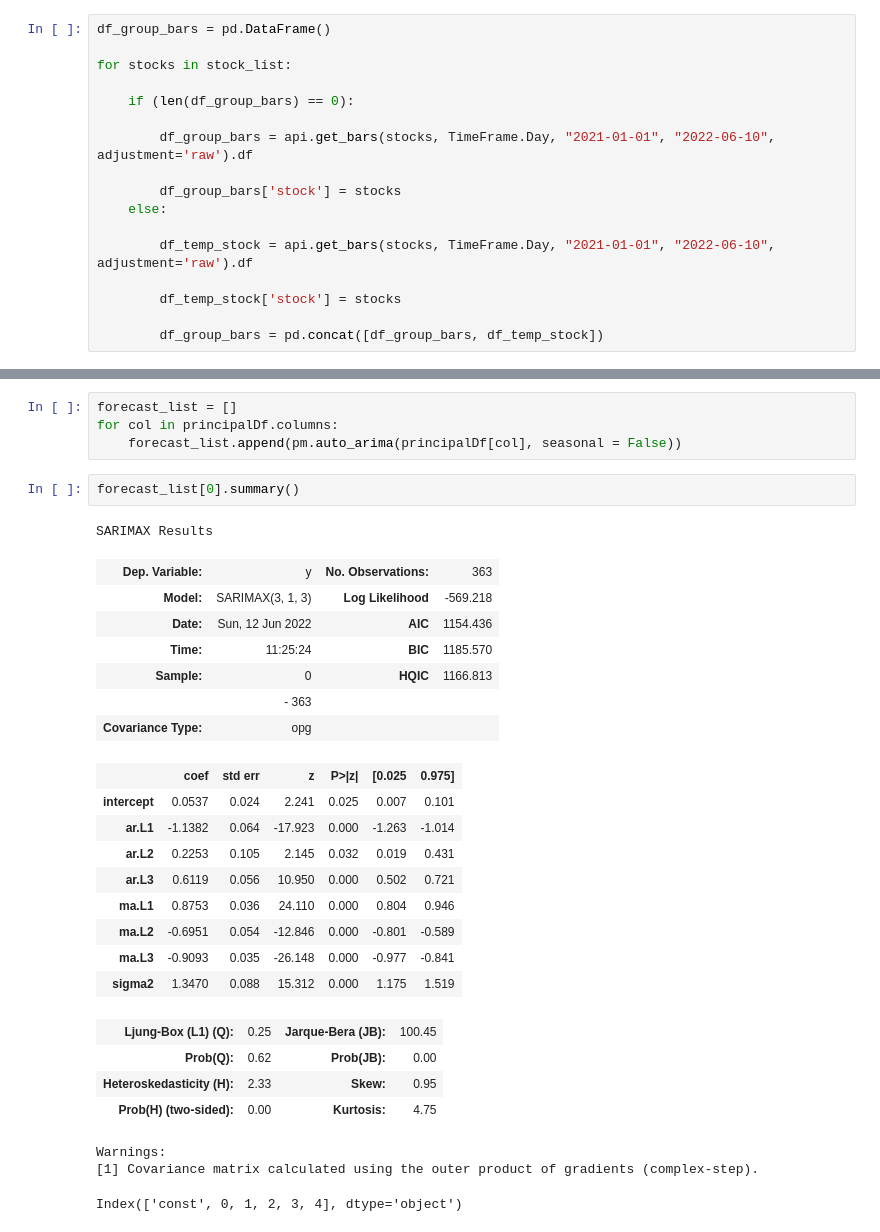
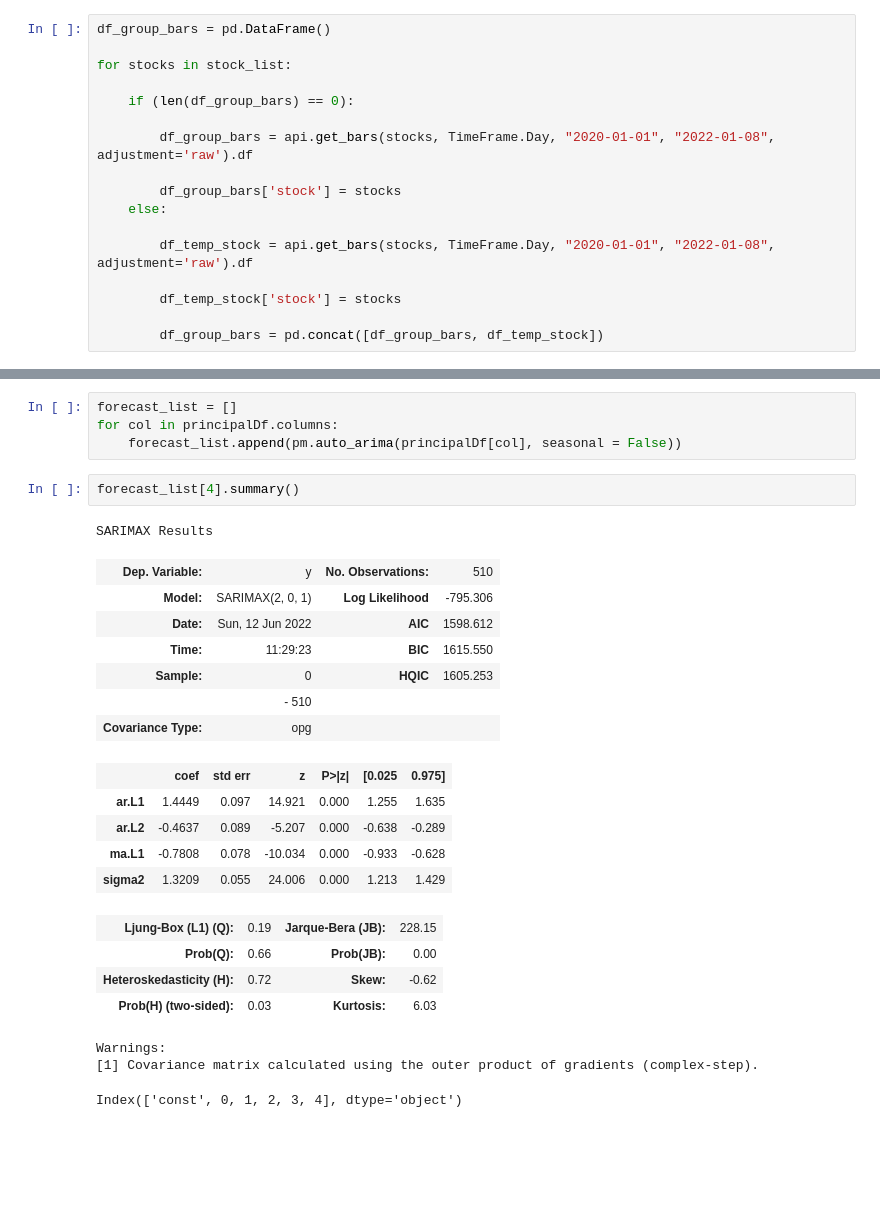
Before and after one commit to michaelortiz05/algotrader, a Jupyter notebook: Joshuas_MacD.ipynb, the cells around one changed output, grey strips where cells are left out. Cells and saved outputs as stored; diff of their text form; blank space fills up the shorter version.

```diff
--- a/Joshuas_MacD.ipynb
+++ b/Joshuas_MacD.ipynb
@@ -233,12 +233,12 @@ for stocks in stock_list:
 
     if (len(df_group_bars) == 0):
 
-        df_group_bars = api.get_bars(stocks, TimeFrame.Day, "2021-01-01", "2022-06-10", adjustment='raw').df
+        df_group_bars = api.get_bars(stocks, TimeFrame.Day, "2020-01-01", "2022-01-08", adjustment='raw').df
 
         df_group_bars['stock'] = stocks
     else:
 
-        df_temp_stock = api.get_bars(stocks, TimeFrame.Day, "2021-01-01", "2022-06-10", adjustment='raw').df
+        df_temp_stock = api.get_bars(stocks, TimeFrame.Day, "2020-01-01", "2022-01-08", adjustment='raw').df
 
         df_temp_stock['stock'] = stocks
 
@@ -326,29 +326,25 @@ forecast_list = []
 for col in principalDf.columns:
     forecast_list.append(pm.auto_arima(principalDf[col], seasonal = False))
 # %%
-forecast_list[0].summary()
+forecast_list[4].summary()
 # %% [output]
 SARIMAX Results
-| Dep. Variable: | y | No. Observations: | 363 |
-| Model: | SARIMAX(3, 1, 3) | Log Likelihood | -569.218 |
-| Date: | Sun, 12 Jun 2022 | AIC | 1154.436 |
-| Time: | 11:25:24 | BIC | 1185.570 |
-| Sample: | 0 | HQIC | 1166.813 |
-|  | - 363 |  |  |
+| Dep. Variable: | y | No. Observations: | 510 |
+| Model: | SARIMAX(2, 0, 1) | Log Likelihood | -795.306 |
+| Date: | Sun, 12 Jun 2022 | AIC | 1598.612 |
+| Time: | 11:29:23 | BIC | 1615.550 |
+| Sample: | 0 | HQIC | 1605.253 |
+|  | - 510 |  |  |
 | Covariance Type: | opg |  |  |
 |  | coef | std err | z | P>|z| | [0.025 | 0.975] |
-| intercept | 0.0537 | 0.024 | 2.241 | 0.025 | 0.007 | 0.101 |
-| ar.L1 | -1.1382 | 0.064 | -17.923 | 0.000 | -1.263 | -1.014 |
-| ar.L2 | 0.2253 | 0.105 | 2.145 | 0.032 | 0.019 | 0.431 |
-| ar.L3 | 0.6119 | 0.056 | 10.950 | 0.000 | 0.502 | 0.721 |
-| ma.L1 | 0.8753 | 0.036 | 24.110 | 0.000 | 0.804 | 0.946 |
-| ma.L2 | -0.6951 | 0.054 | -12.846 | 0.000 | -0.801 | -0.589 |
-| ma.L3 | -0.9093 | 0.035 | -26.148 | 0.000 | -0.977 | -0.841 |
-| sigma2 | 1.3470 | 0.088 | 15.312 | 0.000 | 1.175 | 1.519 |
+| ar.L1 | 1.4449 | 0.097 | 14.921 | 0.000 | 1.255 | 1.635 |
+| ar.L2 | -0.4637 | 0.089 | -5.207 | 0.000 | -0.638 | -0.289 |
+| ma.L1 | -0.7808 | 0.078 | -10.034 | 0.000 | -0.933 | -0.628 |
+| sigma2 | 1.3209 | 0.055 | 24.006 | 0.000 | 1.213 | 1.429 |
-| Ljung-Box (L1) (Q): | 0.25 | Jarque-Bera (JB): | 100.45 |
-| Prob(Q): | 0.62 | Prob(JB): | 0.00 |
-| Heteroskedasticity (H): | 2.33 | Skew: | 0.95 |
-| Prob(H) (two-sided): | 0.00 | Kurtosis: | 4.75 |
+| Ljung-Box (L1) (Q): | 0.19 | Jarque-Bera (JB): | 228.15 |
+| Prob(Q): | 0.66 | Prob(JB): | 0.00 |
+| Heteroskedasticity (H): | 0.72 | Skew: | -0.62 |
+| Prob(H) (two-sided): | 0.03 | Kurtosis: | 6.03 |
 Warnings:
 [1] Covariance matrix calculated using the outer product of gradients (complex-step).
 # %%
```
Also changed, not shown: parts of 3 cells of this notebook.
